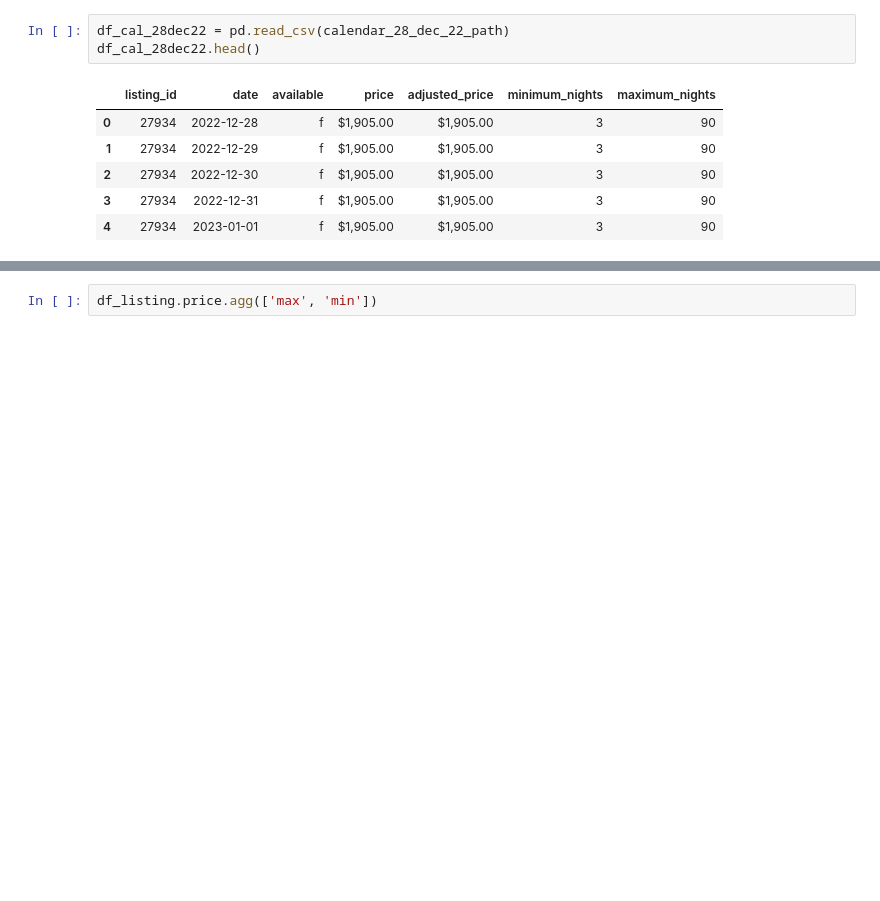
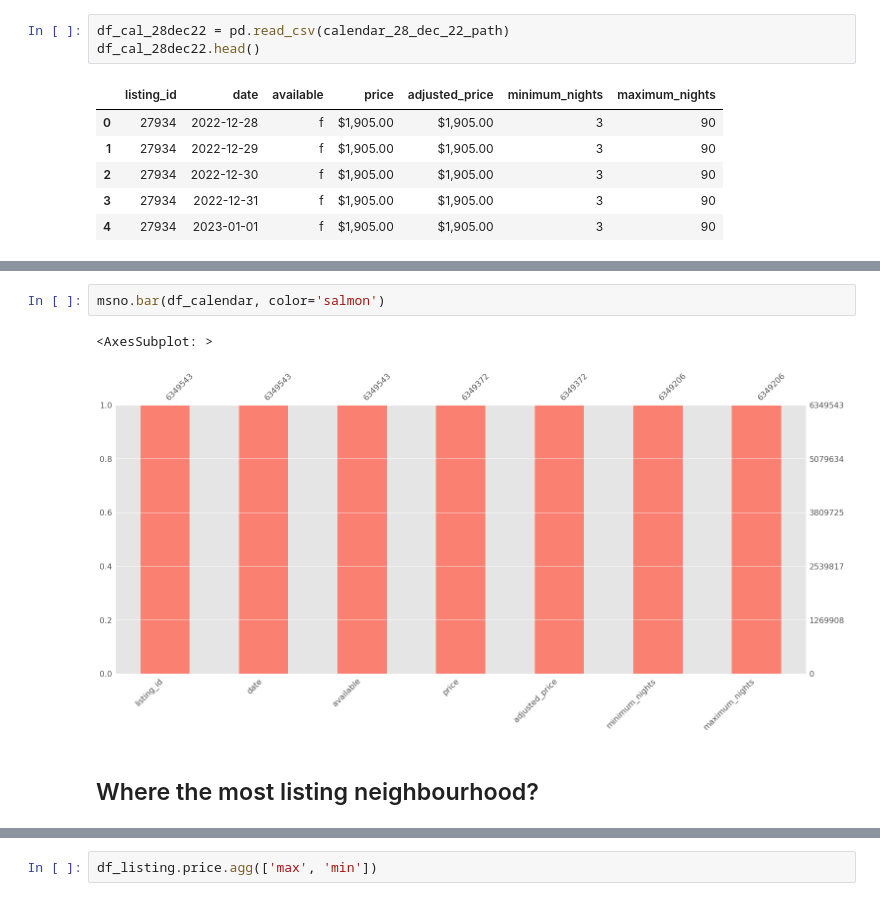
Before and after one commit to sitsawek/data-science-project, a Jupyter notebook: dynamic_pricing_airbnb_bankok.ipynb, the cells around one changed output, grey strips where cells are left out. Cells and saved outputs as stored; diff of their text form; blank space fills up the shorter version.

```diff
--- a/dynamic_pricing_airbnb_bankok.ipynb
+++ b/dynamic_pricing_airbnb_bankok.ipynb
@@ -48,0 +96,7 @@ df_listing2.head()
+# %%
+msno.bar(df_calendar, color='salmon')
+# %% [output]
+<AxesSubplot: >
+[figure, added]
+# %% [markdown]
+## Where the most listing neighbourhood?
```
Also changed, not shown: parts of 26 cells of this notebook.
